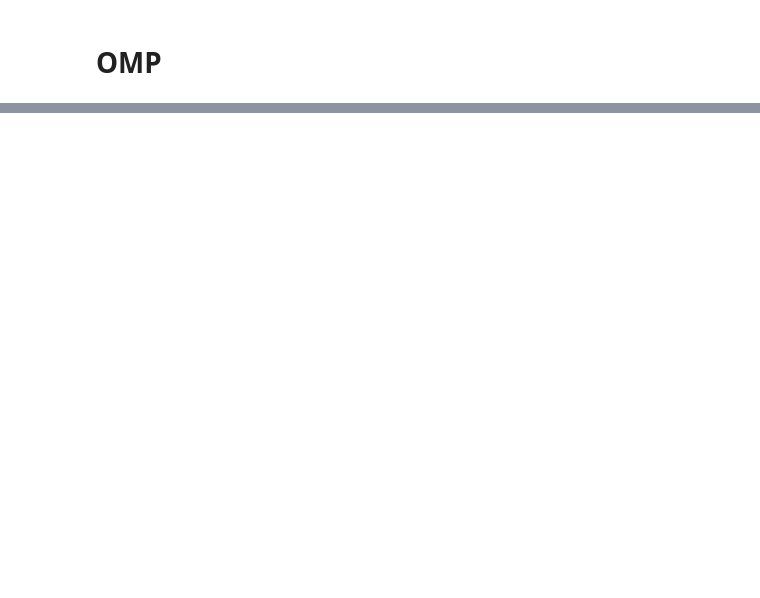
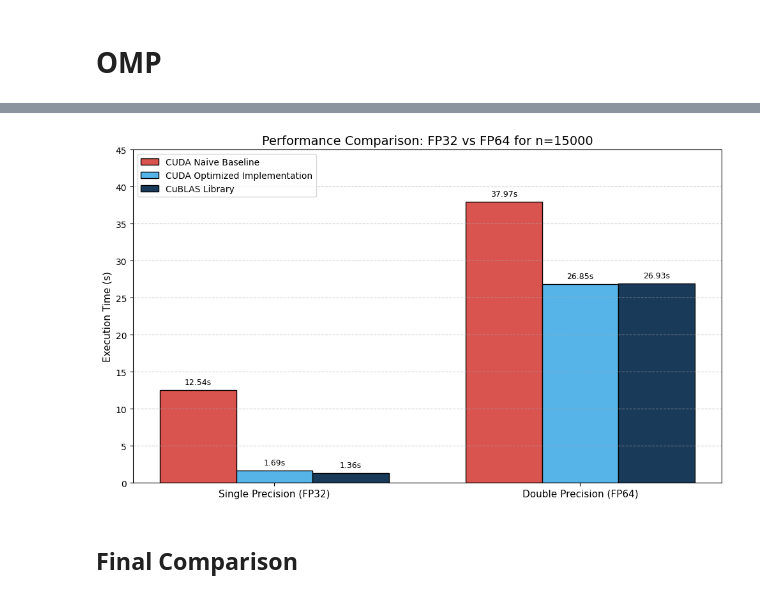
Before and after one commit to marcellino-pane-e-vino/HPC_lab, a Jupyter notebook: Charts.ipynb, the cells around one changed output, grey strips where cells are left out. Saved outputs shown, nothing was run; the diff lists cells and outputs as text; code cells hidden in the pictures; blank space fills up the shorter version.

```diff
--- a/Charts.ipynb
+++ b/Charts.ipynb
@@ -164,0 +222,38 @@ plt.savefig('final_comparison.pdf', format='pdf', bbox_inches='tight')
+# %%
+# Data
+naive_times = [12.54, 37.97]
+optimized_times = [1.69, 26.85]
+library_times = [1.36, 26.93]
+# %%
+# Setting and labels
+precisions = ['Single Precision (FP32)', 'Double Precision (FP64)']
+x = np.arange(len(precisions))
+width = 0.25
+
+# Plot
+plt.figure(figsize=(10, 6))
+plt.bar(x - width, naive_times, width, color='#d9534f', edgecolor='black', label='CUDA Naive Baseline')
+plt.bar(x, optimized_times, width, color='#56b4e9', edgecolor='black', label='CUDA Optimized Implementation')
+plt.bar(x + width, library_times, width, color='#1a3a5a', edgecolor='black', label='CuBLAS Library')
+plt.title('Performance Comparison: FP32 vs FP64 for n=15000', fontsize=14)
+plt.ylabel('Execution Time (s)', fontsize=11)
+plt.ylim(0, 45)
+plt.xticks(x, precisions, fontsize=11)
+plt.grid(axis='y', linestyle='--', alpha=0.6)
+plt.legend(fontsize=10, loc='upper left')
+
+# Labels over rects
+for i, v in enumerate(naive_times):
+    plt.text(i - width, v + 0.5, f"{v}s", ha='center', va='bottom', fontsize=9)
+for i, v in enumerate(optimized_times):
+    plt.text(i, v + 0.5, f"{v}s", ha='center', va='bottom', fontsize=9)
+for i, v in enumerate(library_times):
+    plt.text(i + width, v + 0.5, f"{v}s", ha='center', va='bottom', fontsize=9)
+
+# Save
+plt.tight_layout()
+plt.savefig('cuda_precision_comparison.pdf', format='pdf', bbox_inches='tight')
+# %% [output]
+[figure, added]
+# %% [markdown]
+## Final Comparison
```
Also changed, not shown: parts of 12 cells of this notebook.
